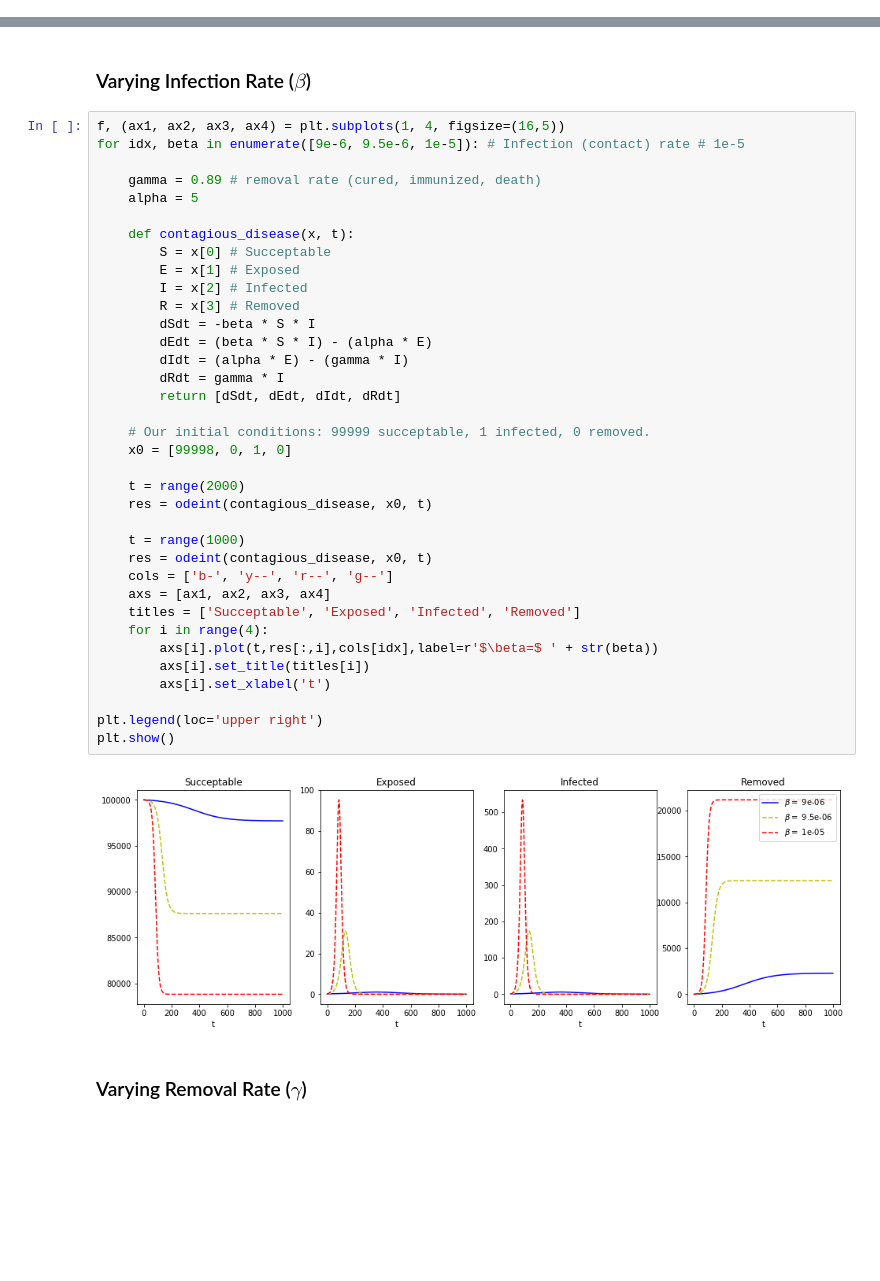
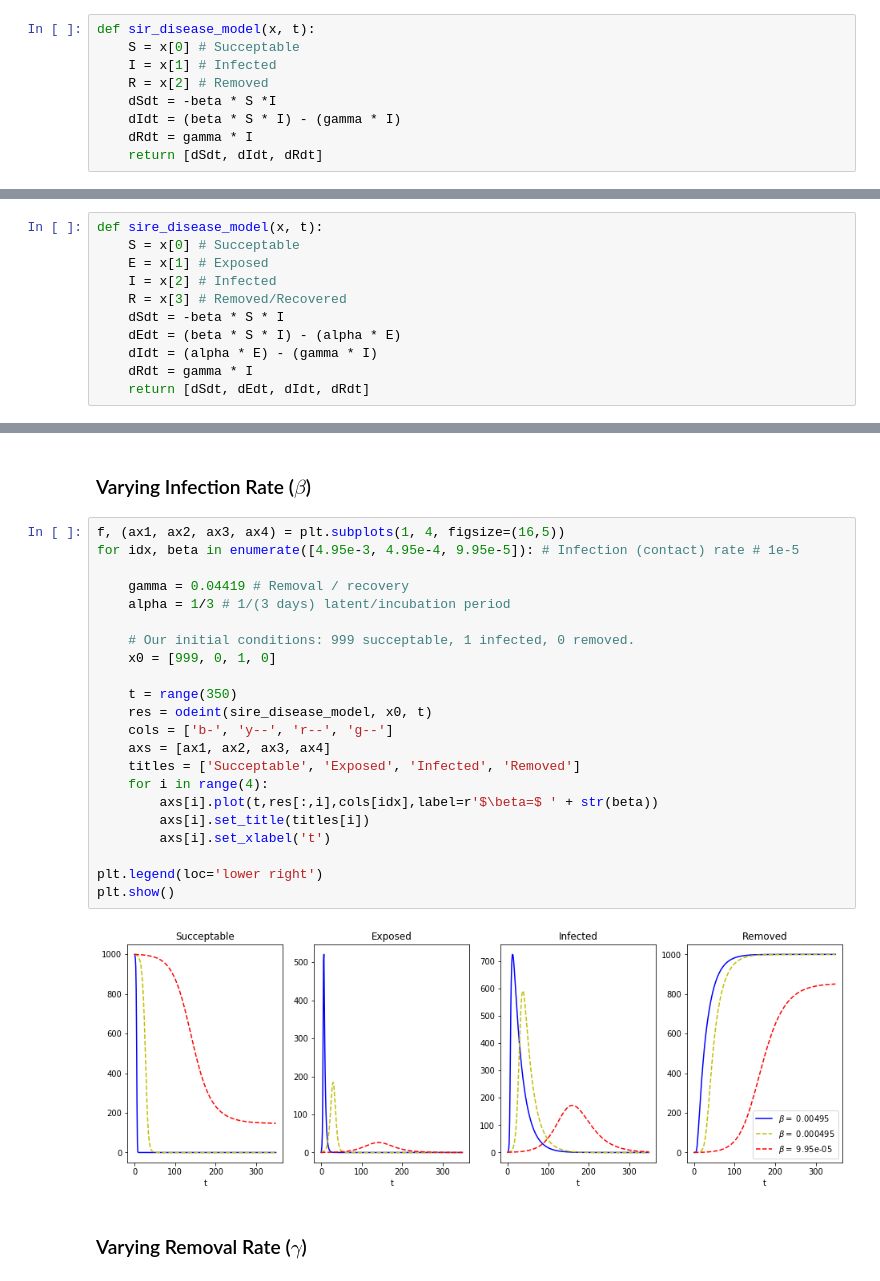
Before and after one commit to samroon2/math_models, a Jupyter notebook: deterministic_modelling_of_contagious_disease.ipynb, the cells around one changed output, grey strips where cells are left out. Drawn from its saved outputs; the diff is of its cells as text; blank space fills up the shorter version.

```diff
--- a/deterministic_modelling_of_contagious_disease.ipynb
+++ b/deterministic_modelling_of_contagious_disease.ipynb
@@ -77,6 +79,15 @@ The number of removals, or those removed from the infectives by means of death,
 $ \displaystyle \frac{dR(t)}{dt} = \displaystyle \gamma I(t)$
 
 Now let's use scipys odeint function to solve our system of DE's and plot our model results.
+# %%
+def sir_disease_model(x, t):
+    S = x[0] # Succeptable
+    I = x[1] # Infected
+    R = x[2] # Removed
+    dSdt = -beta * S *I
+    dIdt = (beta * S * I) - (gamma * I)
+    dRdt = gamma * I
+    return [dSdt, dIdt, dRdt]
 # %%
 import matplotlib.pyplot as plt
 from scipy.integrate import odeint
@@ -227,6 +217,17 @@ The changed in removed individuals:
 $ \displaystyle \frac{dR(t)}{dt} = \displaystyle \gamma I(t)$
 
 Now let's use scipys odeint function to solve our system of DE's and plot our model results.
+# %%
+def sire_disease_model(x, t):
+    S = x[0] # Succeptable
+    E = x[1] # Exposed
+    I = x[2] # Infected
+    R = x[3] # Removed/Recovered
+    dSdt = -beta * S * I
+    dEdt = (beta * S * I) - (alpha * E)
+    dIdt = (alpha * E) - (gamma * I)
+    dRdt = gamma * I
+    return [dSdt, dEdt, dIdt, dRdt]
 # %%
 import matplotlib.pyplot as plt
 from scipy.integrate import odeint
@@ -304,42 +283,28 @@ plt.show()
 ### Varying Infection Rate ($\beta$)
 # %%
 f, (ax1, ax2, ax3, ax4) = plt.subplots(1, 4, figsize=(16,5))
-for idx, beta in enumerate([9e-6, 9.5e-6, 1e-5]): # Infection (contact) rate # 1e-5
+for idx, beta in enumerate([4.95e-3, 4.95e-4, 9.95e-5]): # Infection (contact) rate # 1e-5
 
-    gamma = 0.89 # removal rate (cured, immunized, death)
-    alpha = 5
+    gamma = 0.04419 # Removal / recovery
+    alpha = 1/3 # 1/(3 days) latent/incubation period
 
-    def contagious_disease(x, t):
-        S = x[0] # Succeptable
-        E = x[1] # Exposed
-        I = x[2] # Infected
-        R = x[3] # Removed
-        dSdt = -beta * S * I
-        dEdt = (beta * S * I) - (alpha * E)
-        dIdt = (alpha * E) - (gamma * I)
-        dRdt = gamma * I
-        return [dSdt, dEdt, dIdt, dRdt]
+    # Our initial conditions: 999 succeptable, 1 infected, 0 removed.
+    x0 = [999, 0, 1, 0]
 
-    # Our initial conditions: 99999 succeptable, 1 infected, 0 removed.
-    x0 = [99998, 0, 1, 0]
-
-    t = range(2000)
-    res = odeint(contagious_disease, x0, t)
-
-    t = range(1000)
-    res = odeint(contagious_disease, x0, t)
+    t = range(350)
+    res = odeint(sire_disease_model, x0, t)
     cols = ['b-', 'y--', 'r--', 'g--']
     axs = [ax1, ax2, ax3, ax4]
     titles = ['Succeptable', 'Exposed', 'Infected', 'Removed']
     for i in range(4):
         axs[i].plot(t,res[:,i],cols[idx],label=r'$\beta=$ ' + str(beta))
         axs[i].set_title(titles[i])
         axs[i].set_xlabel('t')
 
-plt.legend(loc='upper right')
+plt.legend(loc='lower right')
 plt.show()
 # %% [output]
-[figure, old version]
+[figure, new version]
 # %% [markdown]
 ### Varying Removal Rate ($\gamma$)
 # %%
```
Also changed, not shown: parts of 13 cells of this notebook.
